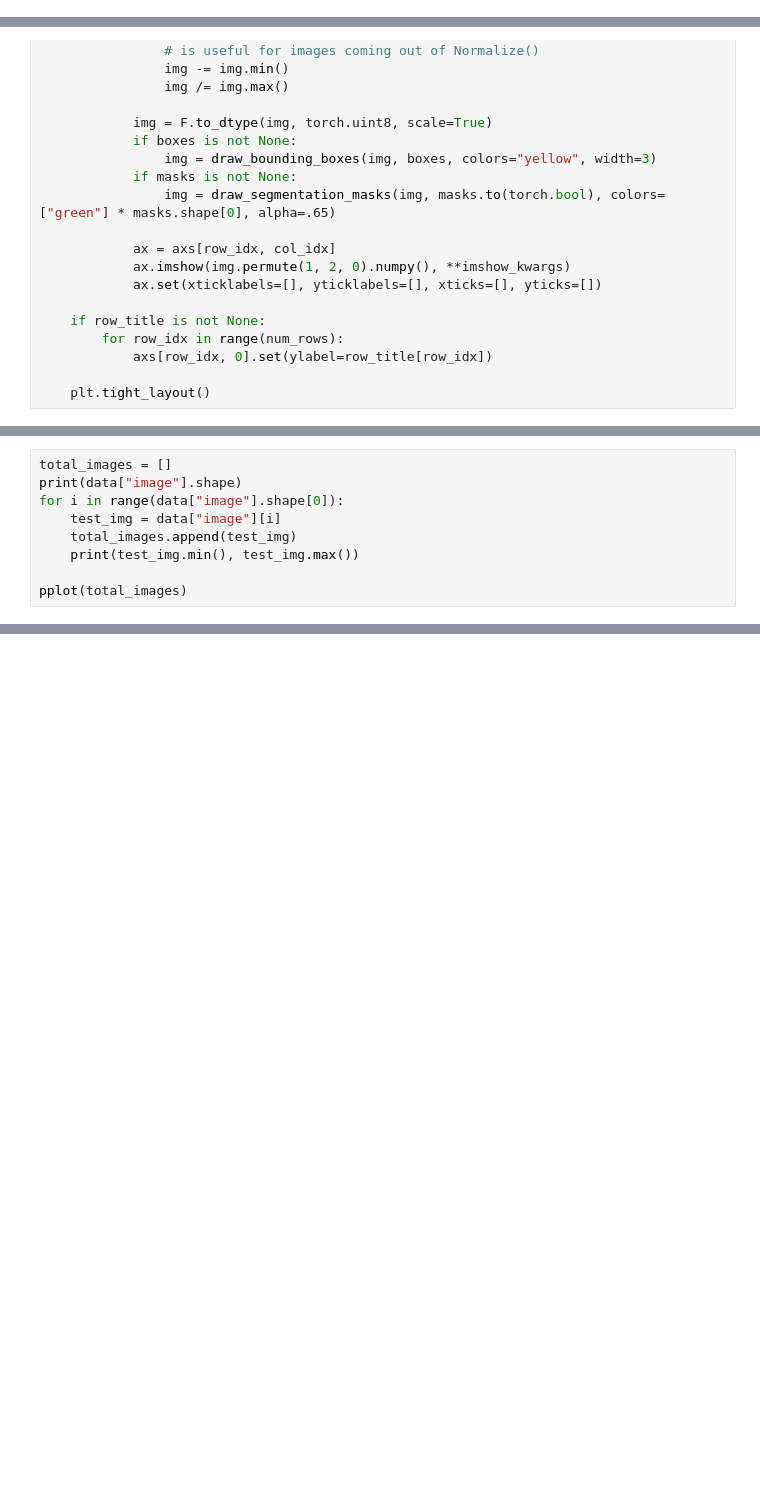
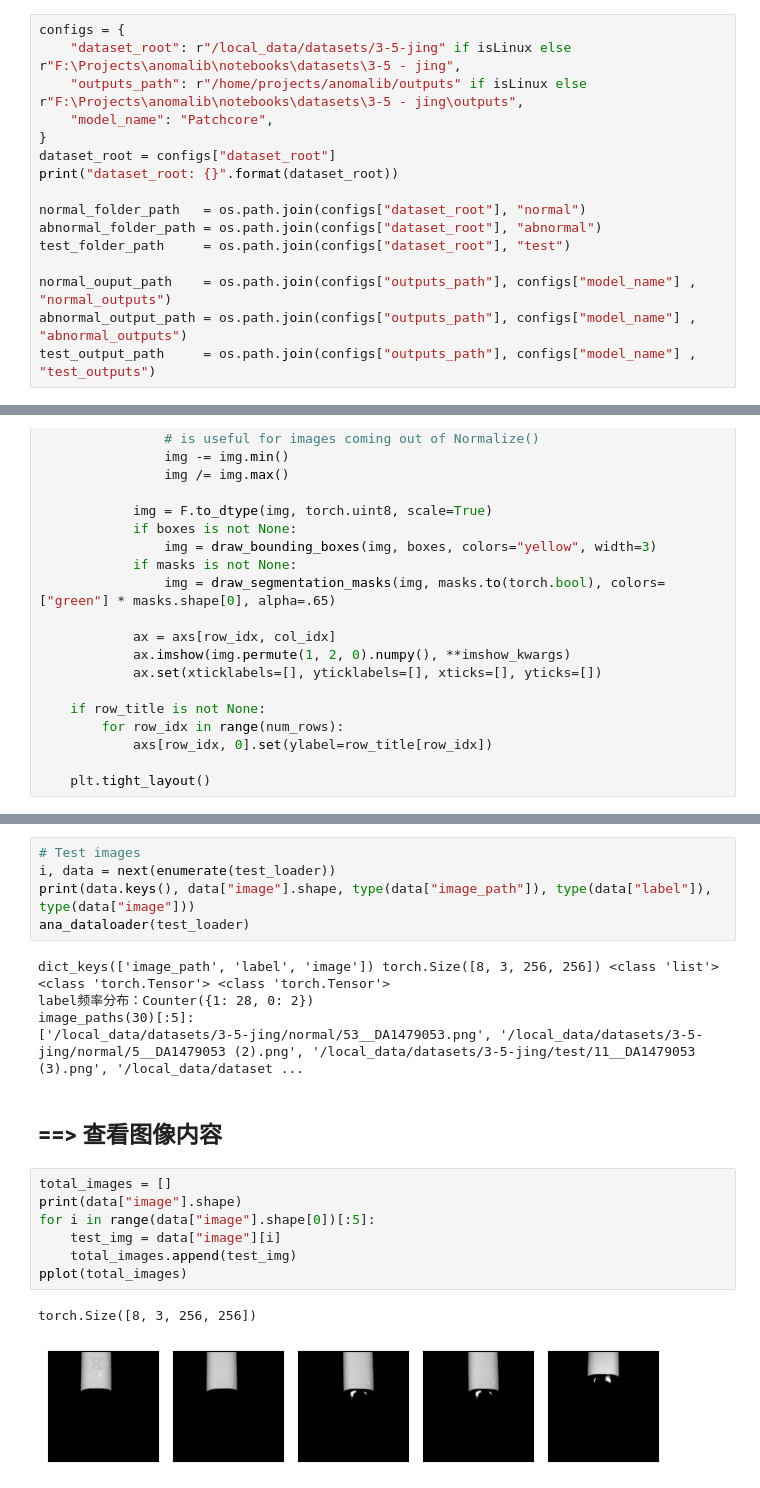
Before and after one commit to MarToonLi/anomalib, a Jupyter notebook: myprojects/103_folder_patchcore.ipynb, the cells around one changed output, grey strips where cells are left out. Drawn from its saved outputs; the diff is of its cells as text; blank space fills up the shorter version.

```diff
--- a/myprojects/103_folder_patchcore.ipynb
+++ b/myprojects/103_folder_patchcore.ipynb
@@ -0,0 +32,16 @@
+# %%
+configs = {
+    "dataset_root": r"/local_data/datasets/3-5-jing" if isLinux else r"F:\Projects\anomalib\notebooks\datasets\3-5 - jing",
+    "outputs_path": r"/home/projects/anomalib/outputs" if isLinux else r"F:\Projects\anomalib\notebooks\datasets\3-5 - jing\outputs",
+    "model_name": "Patchcore",
+}
+dataset_root = configs["dataset_root"]
+print("dataset_root: {}".format(dataset_root))
+
+normal_folder_path   = os.path.join(configs["dataset_root"], "normal")
+abnormal_folder_path = os.path.join(configs["dataset_root"], "abnormal")
+test_folder_path     = os.path.join(configs["dataset_root"], "test")
+
+normal_ouput_path    = os.path.join(configs["outputs_path"], configs["model_name"] , "normal_outputs")
+abnormal_output_path = os.path.join(configs["outputs_path"], configs["model_name"] , "abnormal_outputs")
+test_output_path     = os.path.join(configs["outputs_path"], configs["model_name"] , "test_outputs")
@@ -298,9 +272,0 @@ tensor(-1.8044) tensor(2.5180) tensor(-1.5135)
-# %%
-total_images = []
-print(data["image"].shape)
-for i in range(data["image"].shape[0]):
-    test_img = data["image"][i]
-    total_images.append(test_img)
-    print(test_img.min(), test_img.max())
-
-pplot(total_images)
@@ -527,0 +378,22 @@ print(data.keys(), data["image"].shape, data["image_path"], data["label"])
+# %%
+# Test images
+i, data = next(enumerate(test_loader))
+print(data.keys(), data["image"].shape, type(data["image_path"]), type(data["label"]), type(data["image"]))
+ana_dataloader(test_loader)
+# %% [output]
+dict_keys(['image_path', 'label', 'image']) torch.Size([8, 3, 256, 256]) <class 'list'> <class 'torch.Tensor'> <class 'torch.Tensor'>
+label频率分布：Counter({1: 28, 0: 2})
+image_paths(30)[:5]:
+['/local_data/datasets/3-5-jing/normal/53__DA1479053.png', '/local_data/datasets/3-5-jing/normal/5__DA1479053 (2).png', '/local_data/datasets/3-5-jing/test/11__DA1479053 (3).png', '/local_data/dataset ...
+# %% [markdown]
+## ==> 查看图像内容
+# %%
+total_images = []
+print(data["image"].shape)
+for i in range(data["image"].shape[0])[:5]:
+    test_img = data["image"][i]
+    total_images.append(test_img)
+pplot(total_images)
+# %% [output]
+torch.Size([8, 3, 256, 256])
+[figure, added]
```
Also changed, not shown: parts of 54 cells of this notebook, 2 other files.
